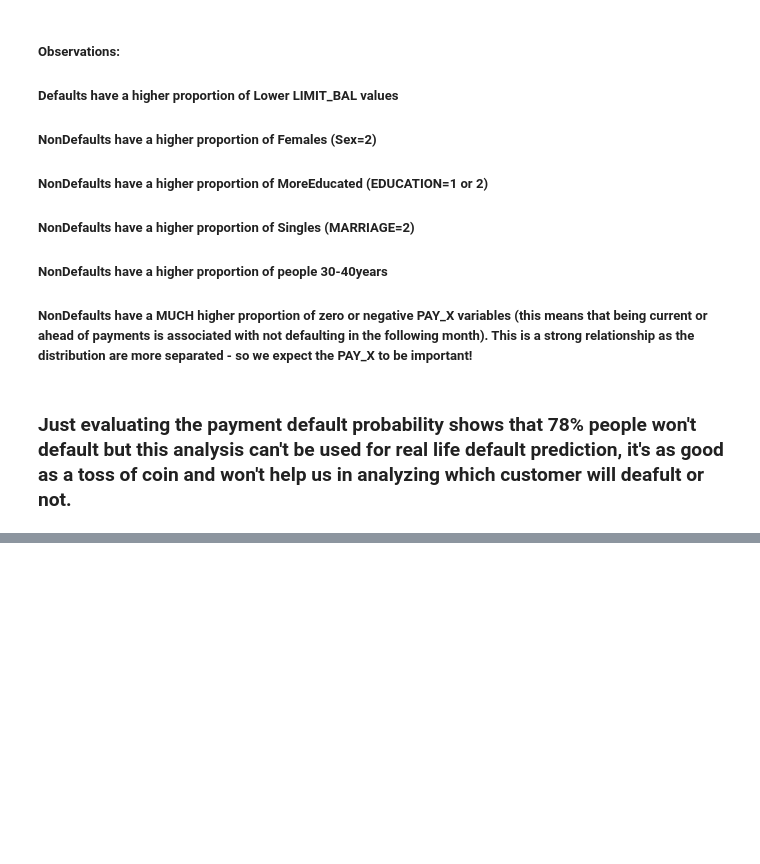
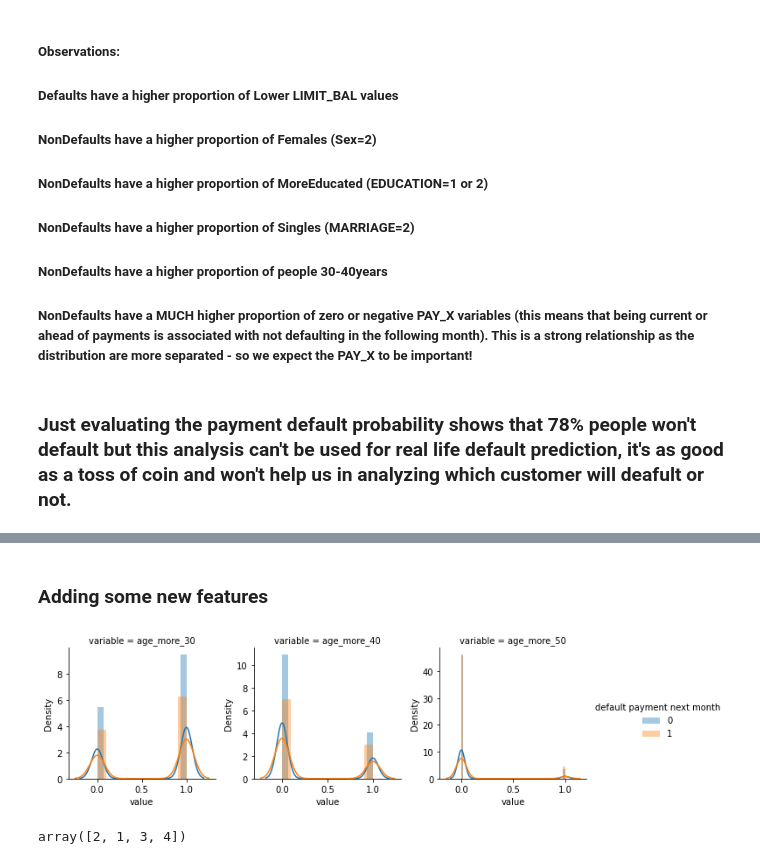
Before and after one commit to keshav1998/renew-hiring-challenge, a Jupyter notebook: EDA.ipynb, the cells around one changed output, grey strips where cells are left out. Cells and saved outputs as stored; diff of their text form; code cells hidden in the pictures; blank space fills up the shorter version.

```diff
--- a/EDA.ipynb
+++ b/EDA.ipynb
@@ -262,0 +319,27 @@ plt.show()
+# %% [markdown]
+### Adding some new features
+# %%
+total_bill_amt = df.loc[: , ['BILL_AMT1','BILL_AMT2','BILL_AMT3','BILL_AMT4','BILL_AMT5','BILL_AMT6']].sum(axis = 1)
+df['total_bill_amt'] = total_bill_amt
+
+total_pay_amt = df.loc[:,['PAY_AMT1','PAY_AMT2','PAY_AMT3','PAY_AMT4','PAY_AMT5','PAY_AMT6']].sum(axis = 1)
+df['total_pay_amt'] = total_pay_amt
+
+total_default_amt = df['total_bill_amt']  - df['total_pay_amt']
+df['total_default_amt'] = total_default_amt
+# %%
+def age_filter(age, threshold):
+    if age>threshold:
+        return 1
+    else:
+        return 0
+# %%
+df['age_more_30'] = df.AGE.apply(lambda x: age_filter(x, 30))
+df['age_more_40'] = df.AGE.apply(lambda x: age_filter(x, 40))
+df['age_more_50'] = df.AGE.apply(lambda x: age_filter(x, 50))
+# %%
+f = pd.melt( df, id_vars=output, value_vars=['age_more_30', 'age_more_40', 'age_more_50'])
+g = sns.FacetGrid( f, hue=output, col="variable", col_wrap=3, sharex=False, sharey=False )
+g = g.map( sns.distplot, "value", kde=True).add_legend()
+# %% [output]
+[figure, added]
@@ -262,0 +351,4 @@ plt.show()
+# %%
+df.EDUCATION.unique()
+# %% [output]
+array([2, 1, 3, 4])
```
Also changed, not shown: parts of 17 cells of this notebook.
